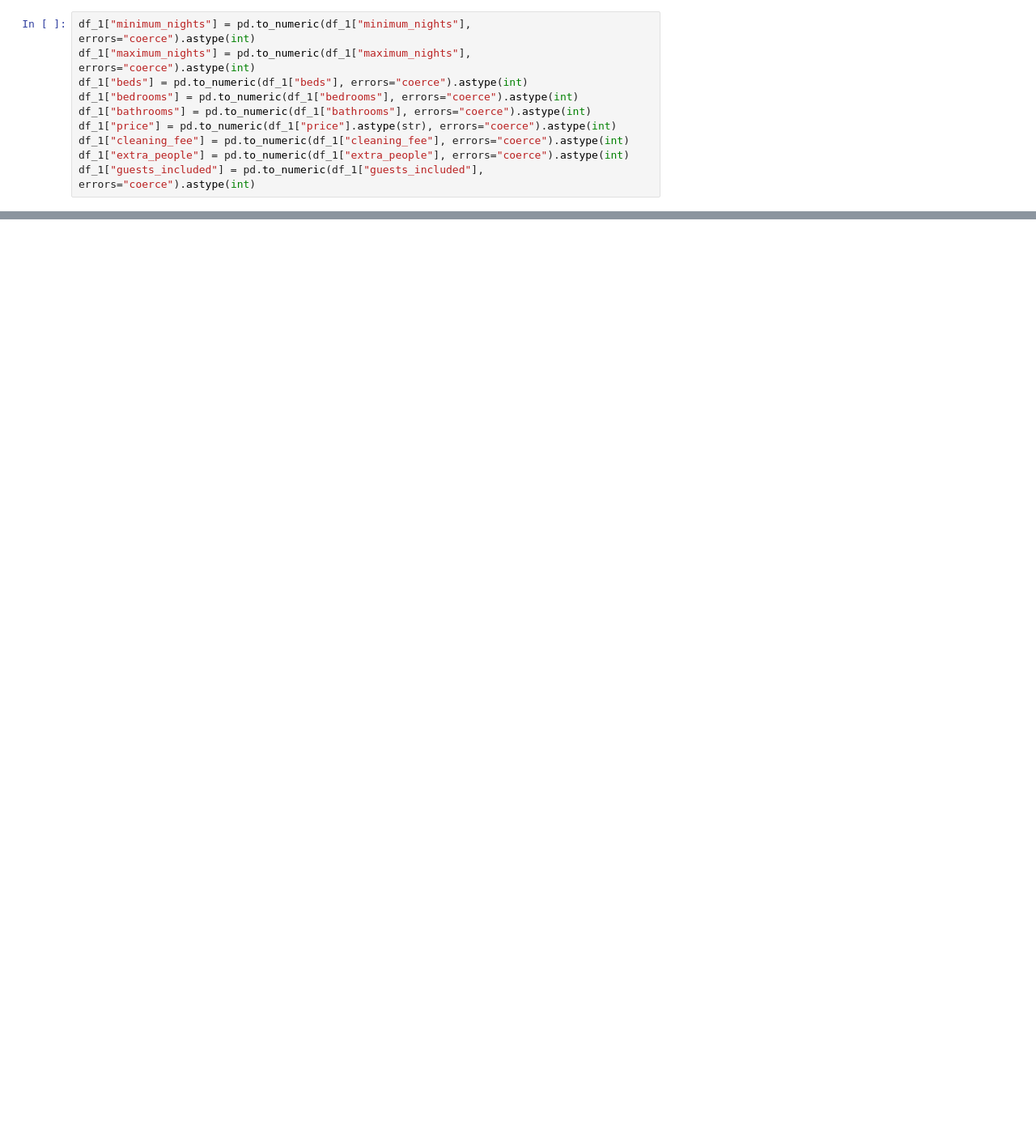
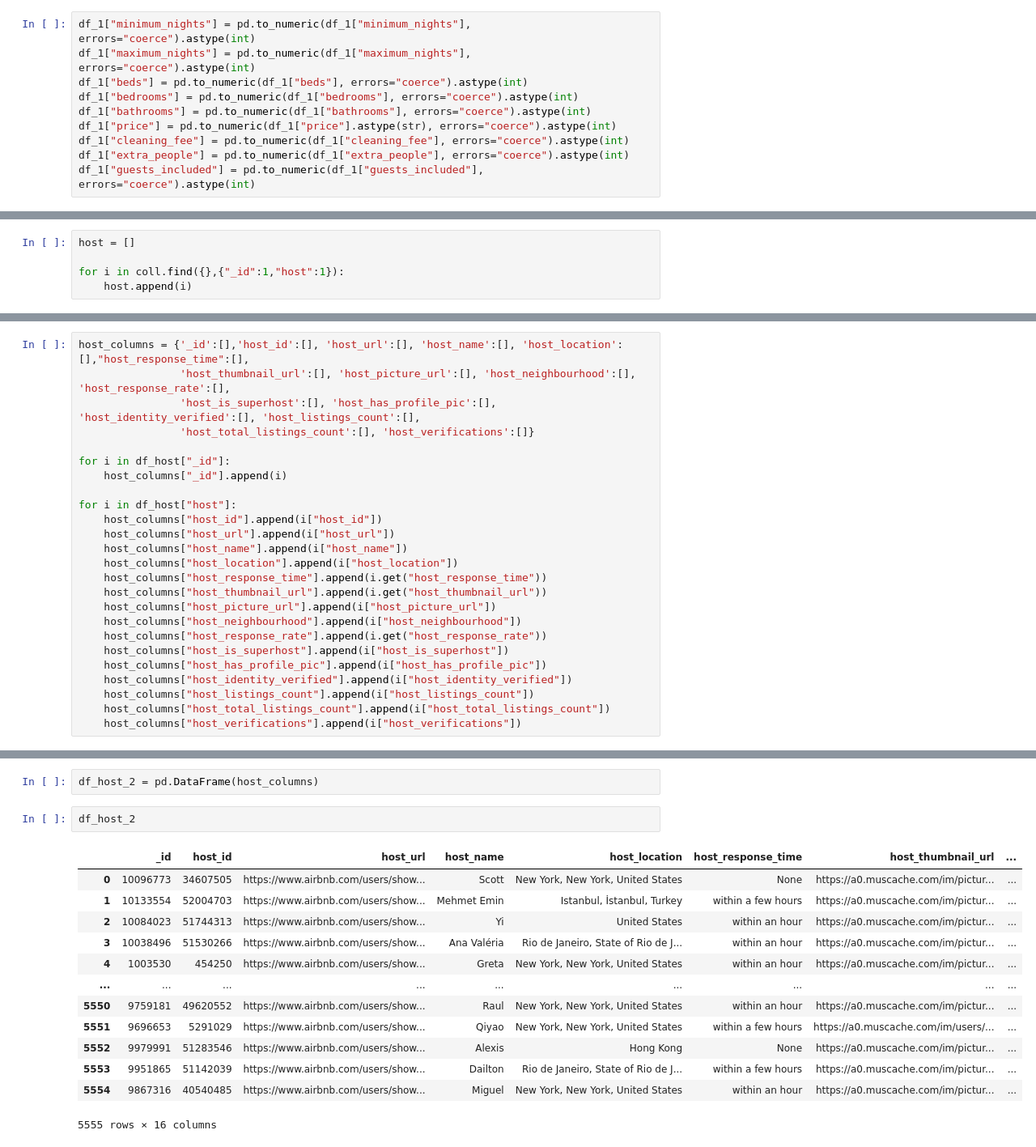
Before and after one commit to virenemmanuel/AirBNB-Analysis-main-, a Jupyter notebook: Airbnb_main.ipynb, the cells around one changed output, grey strips where cells are left out. Shown at 81% size. Drawn from its saved outputs; the diff is of its cells as text; blank space fills up the shorter version.

```diff
--- a/Airbnb_main.ipynb
+++ b/Airbnb_main.ipynb
@@ -263,0 +282,5 @@ Name: guests_included, Length: 5555, dtype: float64>
+# %%
+host = []
+
+for i in coll.find({},{"_id":1,"host":1}):
+    host.append(i)
@@ -263,0 +344,25 @@ Name: guests_included, Length: 5555, dtype: float64>
+# %%
+host_columns = {'_id':[],'host_id':[], 'host_url':[], 'host_name':[], 'host_location':[],"host_response_time":[],
+                'host_thumbnail_url':[], 'host_picture_url':[], 'host_neighbourhood':[], 'host_response_rate':[],
+                'host_is_superhost':[], 'host_has_profile_pic':[], 'host_identity_verified':[], 'host_listings_count':[],
+                'host_total_listings_count':[], 'host_verifications':[]}
+
+for i in df_host["_id"]:
+    host_columns["_id"].append(i)
+
+for i in df_host["host"]:
+    host_columns["host_id"].append(i["host_id"])
+    host_columns["host_url"].append(i["host_url"])
+    host_columns["host_name"].append(i["host_name"])
+    host_columns["host_location"].append(i["host_location"])
+    host_columns["host_response_time"].append(i.get("host_response_time"))
+    host_columns["host_thumbnail_url"].append(i.get("host_thumbnail_url"))
+    host_columns["host_picture_url"].append(i["host_picture_url"])
+    host_columns["host_neighbourhood"].append(i["host_neighbourhood"])
+    host_columns["host_response_rate"].append(i.get("host_response_rate"))
+    host_columns["host_is_superhost"].append(i["host_is_superhost"])
+    host_columns["host_has_profile_pic"].append(i["host_has_profile_pic"])
+    host_columns["host_identity_verified"].append(i["host_identity_verified"])
+    host_columns["host_listings_count"].append(i["host_listings_count"])
+    host_columns["host_total_listings_count"].append(i["host_total_listings_count"])
+    host_columns["host_verifications"].append(i["host_verifications"])
@@ -263,0 +409,18 @@ Name: guests_included, Length: 5555, dtype: float64>
+# %%
+df_host_2 = pd.DataFrame(host_columns)
+# %%
+df_host_2
+# %% [output]
+|  | _id | host_id | host_url | host_name | host_location | host_response_time | host_thumbnail_url | ... |
+| 0 | 10096773 | 34607505 | https://www.airbnb.com/users/show... | Scott | New York, New York, United States | None | https://a0.muscache.com/im/pictur... | ... |
+| 1 | 10133554 | 52004703 | https://www.airbnb.com/users/show... | Mehmet Emin | Istanbul, İstanbul, Turkey | within a few hours | https://a0.muscache.com/im/pictur... | ... |
+| 2 | 10084023 | 51744313 | https://www.airbnb.com/users/show... | Yi | United States | within an hour | https://a0.muscache.com/im/pictur... | ... |
+| 3 | 10038496 | 51530266 | https://www.airbnb.com/users/show... | Ana Valéria | Rio de Janeiro, State of Rio de J... | within an hour | https://a0.muscache.com/im/pictur... | ... |
+| 4 | 1003530 | 454250 | https://www.airbnb.com/users/show... | Greta | New York, New York, United States | within an hour | https://a0.muscache.com/im/pictur... | ... |
+| ... | ... | ... | ... | ... | ... | ... | ... | ... |
+| 5550 | 9759181 | 49620552 | https://www.airbnb.com/users/show... | Raul | New York, New York, United States | within an hour | https://a0.muscache.com/im/pictur... | ... |
+| 5551 | 9696653 | 5291029 | https://www.airbnb.com/users/show... | Qiyao | New York, New York, United States | within a few hours | https://a0.muscache.com/im/users/... | ... |
+| 5552 | 9979991 | 51283546 | https://www.airbnb.com/users/show... | Alexis | Hong Kong | None | https://a0.muscache.com/im/pictur... | ... |
+| 5553 | 9951865 | 51142039 | https://www.airbnb.com/users/show... | Dailton | Rio de Janeiro, State of Rio de J... | within a few hours | https://a0.muscache.com/im/pictur... | ... |
+| 5554 | 9867316 | 40540485 | https://www.airbnb.com/users/show... | Miguel | New York, New York, United States | within an hour | https://a0.muscache.com/im/pictur... | ... |
+5555 rows × 16 columns
```
Also changed, not shown: parts of 65 cells of this notebook, 1 other file.
